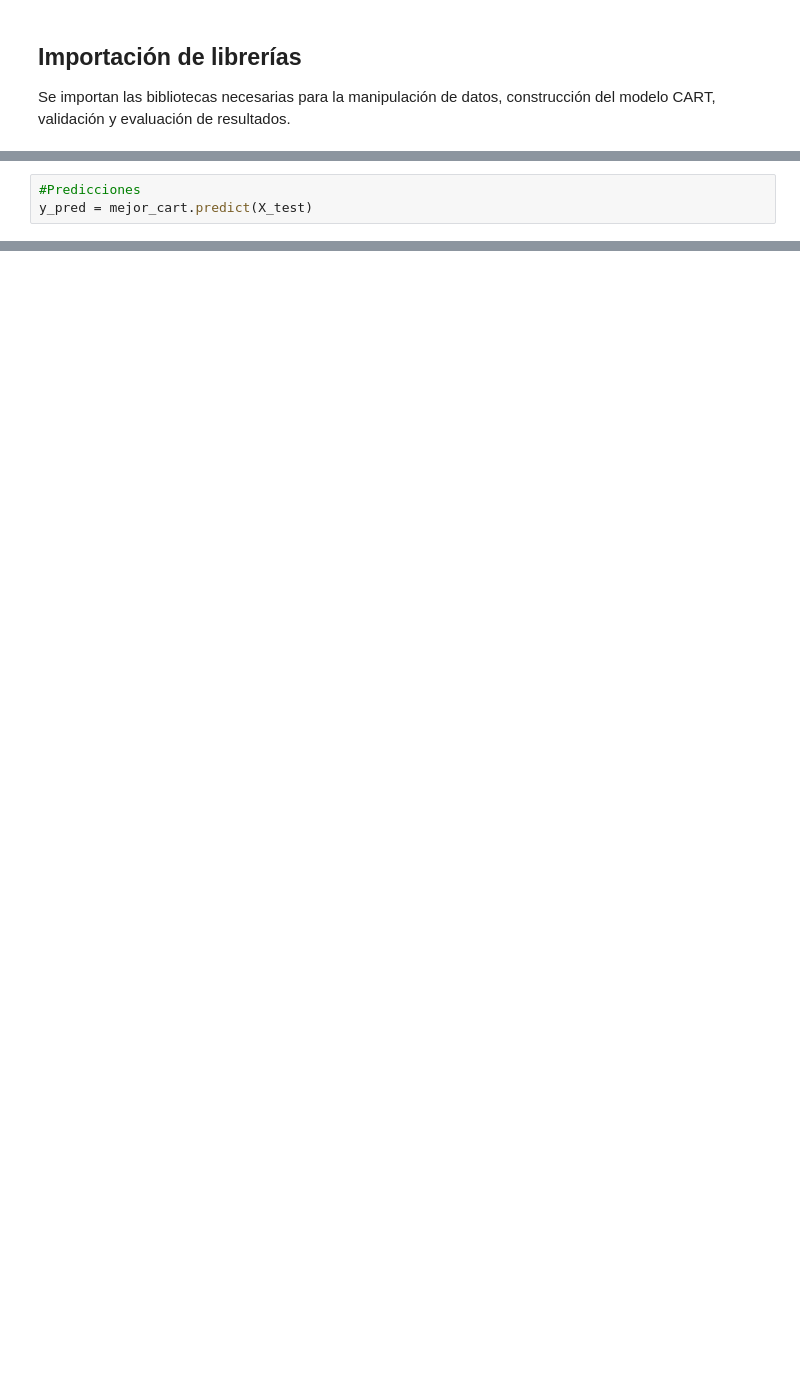
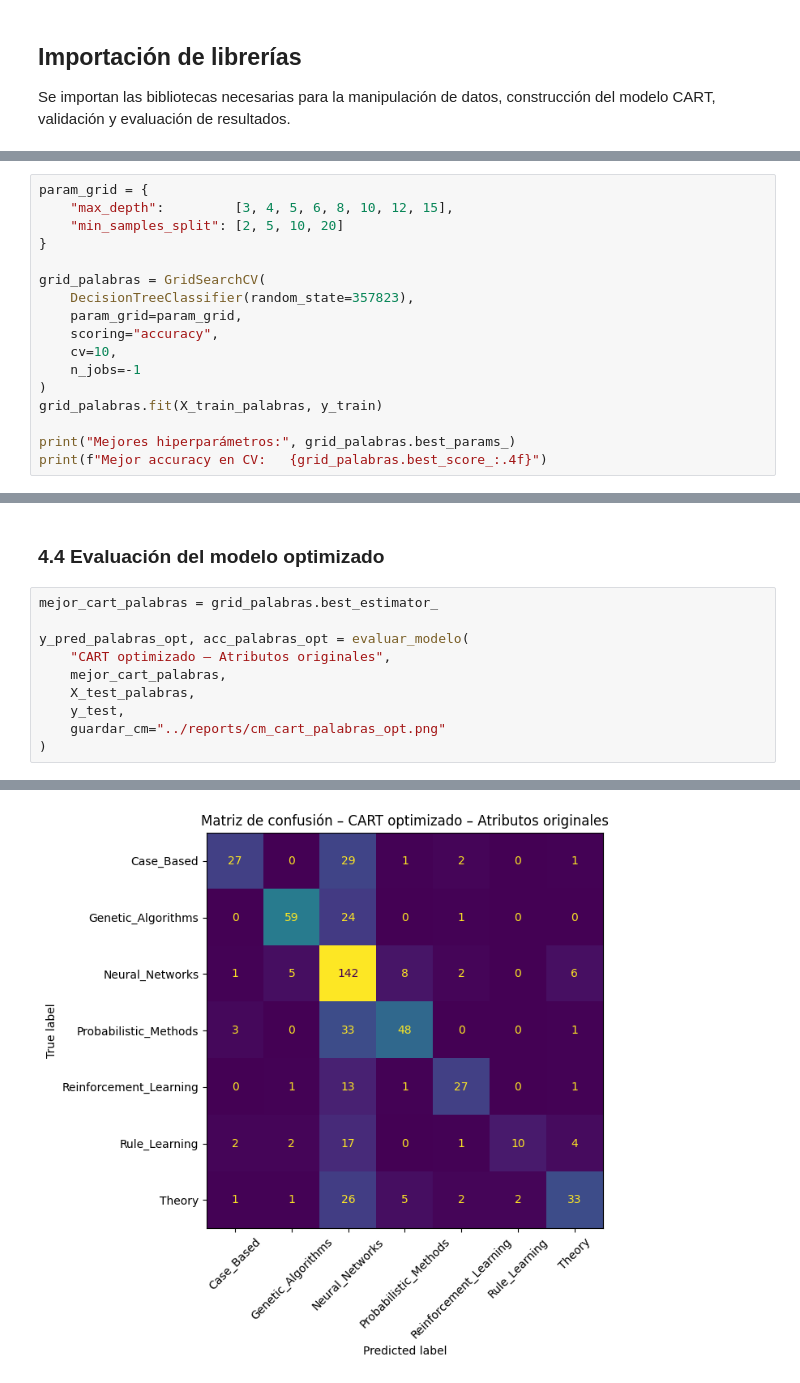
Before and after one commit to enriquepc004/ia-aprendizaje-relacional, a Jupyter notebook: notebooks/04_cart.ipynb, the cells around one changed output, grey strips where cells are left out. Drawn from its saved outputs; the diff is of its cells as text; blank space fills up the shorter version.

```diff
--- a/notebooks/04_cart.ipynb
+++ b/notebooks/04_cart.ipynb
@@ -286,3 +31,0 @@ mejor_cart = grid.best_estimator_
-# %%
-#Predicciones
-y_pred = mejor_cart.predict(X_test)
@@ -448,0 +375,17 @@ Para interpretar el comportamiento del modelo, se muestra el árbol de decisión
+# %%
+param_grid = {
+    "max_depth":         [3, 4, 5, 6, 8, 10, 12, 15],
+    "min_samples_split": [2, 5, 10, 20]
+}
+
+grid_palabras = GridSearchCV(
+    DecisionTreeClassifier(random_state=357823),
+    param_grid=param_grid,
+    scoring="accuracy",
+    cv=10,
+    n_jobs=-1
+)
+grid_palabras.fit(X_train_palabras, y_train)
+
+print("Mejores hiperparámetros:", grid_palabras.best_params_)
+print(f"Mejor accuracy en CV:   {grid_palabras.best_score_:.4f}")
@@ -448,0 +395,13 @@ Para interpretar el comportamiento del modelo, se muestra el árbol de decisión
+# %% [markdown]
+### 4.4 Evaluación del modelo optimizado
+# %%
+mejor_cart_palabras = grid_palabras.best_estimator_
+
+y_pred_palabras_opt, acc_palabras_opt = evaluar_modelo(
+    "CART optimizado – Atributos originales",
+    mejor_cart_palabras,
+    X_test_palabras,
+    y_test,
+    guardar_cm="../reports/cm_cart_palabras_opt.png"
+)
+# %% [output]
@@ -448,0 +426 @@ Para interpretar el comportamiento del modelo, se muestra el árbol de decisión
+[figure, added]
```
Also changed, not shown: parts of 101 cells of this notebook, 16 other files.
